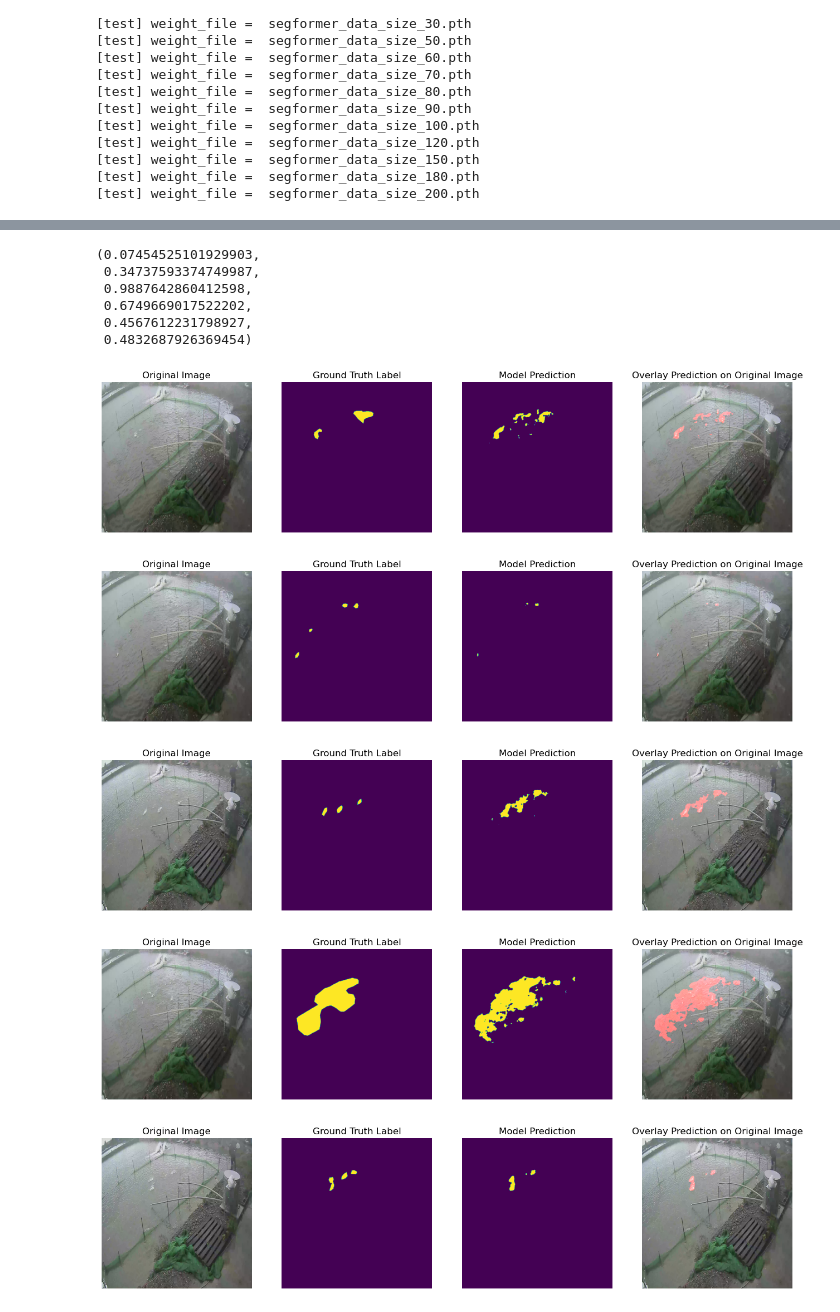
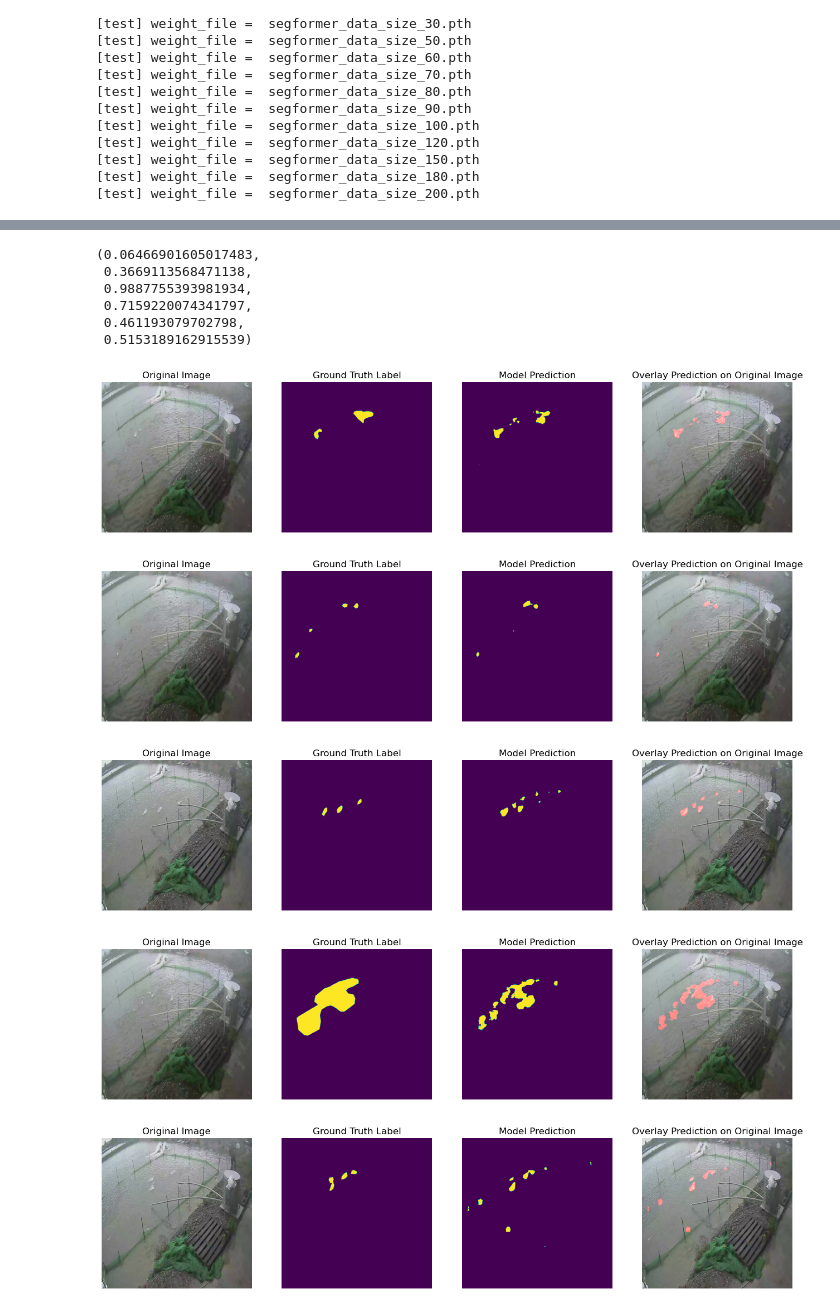
Before and after one commit to Eat-Apple-Again/RipplesDetection, a Jupyter notebook: KD_segformer_0409_num1.ipynb, the cells around one changed output, grey strips where cells are left out. Drawn from its saved outputs; the diff is of its cells as text; code cells hidden in the pictures.

Commit message:
Attempted: teacher_ratio=0.6, temperature=5
Good result👍

```diff
--- a/KD_segformer_0409_num1.ipynb
+++ b/KD_segformer_0409_num1.ipynb
@@ -340,7 +340,7 @@ for train_size in train_sizes:
         train_loader = DataLoader(train_subset, batch_size=1, shuffle=False)
         val_loader = DataLoader(val_subset, batch_size=1, shuffle=False)
         # train
-        teacher_ratio = 0.8
+        teacher_ratio = 0.6
         temperature = 5
         lc = train(model_segformer, model_sam, processor_sam, train_loader, val_loader, train_size, True, teacher_ratio, temperature)
 
@@ -559,7 +559,7 @@ for key in metrics_keys:
 # %%
 def test_model_and_visualize_9(model, test_loader, num_visualizations=5):
     device = torch.device("cuda" if torch.cuda.is_available() else "cpu")
-    model.load_state_dict(torch.load('weights_KD_segformer_0409test_80\segformer_data_size_200.pth'))
+    model.load_state_dict(torch.load('weights_KD_segformer_0409test_60\segformer_data_size_200.pth'))
     model.to(device)
     model.eval()
 
@@ -591,40 +591,40 @@ def test_model_and_visualize_9(model, test_loader, num_visualizations=5):
             # Calculate metrics
             iou_scores.append(jaccard_score(true_flat, pred_flat, average='binary', zero_division=0))
             accuracies.append(accuracy_score(true_flat, pred_flat))
             precisions.append(precision_score(true_flat, pred_flat, average='binary', zero_division=0))
             recalls.append(recall_score(true_flat, pred_flat, average='binary', zero_division=0))
             f1_scores.append(f1_score(true_flat, pred_flat, average='binary', zero_division=0))
 
 
             if idx < num_visualizations:
                 # Visualize results
                 showSegmentationResult(model, [(image, mask)], num_images=1)
 
     avg_loss = total_loss / len(test_loader)
     avg_iou = np.mean(iou_scores)
     avg_accuracy = np.mean(accuracies)
     avg_precision = np.mean(precisions)
     avg_recall = np.mean(recalls)
     avg_f1 = np.mean(f1_scores)
 
 
     return avg_loss, avg_iou, avg_accuracy, avg_precision, avg_recall, avg_f1
 
 test_model_and_visualize_9(model_segformer, test_loader, 5)
 # %% [output]
 Clipping input data to the valid range for imshow with RGB data ([0..1] for floats or [0..255] for integers).
 Clipping input data to the valid range for imshow with RGB data ([0..1] for floats or [0..255] for integers).
 Clipping input data to the valid range for imshow with RGB data ([0..1] for floats or [0..255] for integers).
 Clipping input data to the valid range for imshow with RGB data ([0..1] for floats or [0..255] for integers).
 Clipping input data to the valid range for imshow with RGB data ([0..1] for floats or [0..255] for integers).
-(0.07454525101929903,
- 0.34737593374749987,
- 0.9887642860412598,
- 0.6749669017522202,
- 0.4567612231798927,
- 0.4832687926369454)
+(0.06466901605017483,
+ 0.3669113568471138,
+ 0.9887755393981934,
+ 0.7159220074341797,
+ 0.461193079702798,
+ 0.5153189162915539)
-[figure, old version]
+[figure, new version]
 [figure]
-[figure, old version]
+[figure, new version]
-[figure, old version]
+[figure, new version]
-[figure, old version]
+[figure, new version]
```
Also changed, not shown: parts of 4 cells of this notebook.
